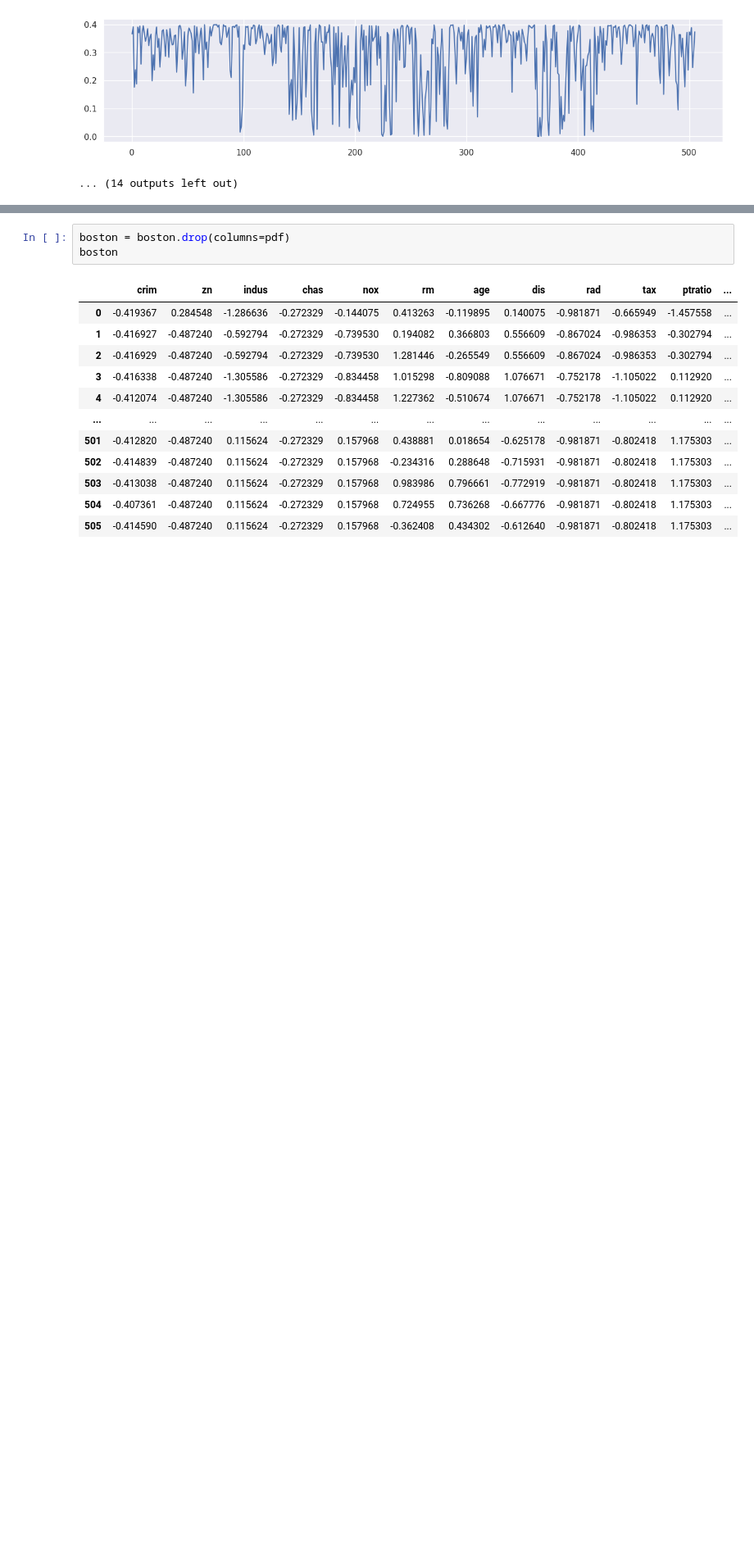
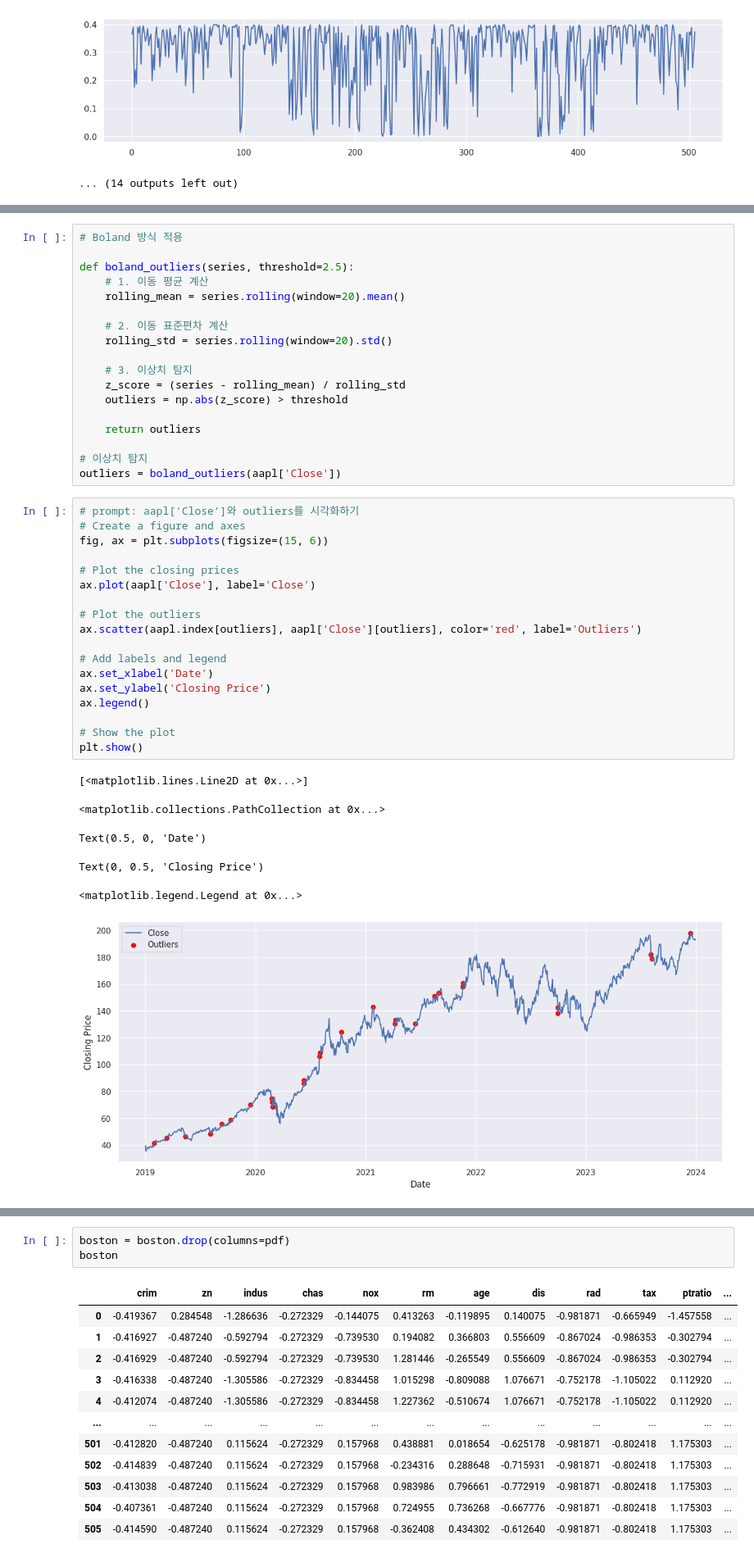
Before and after one commit to ancestor9/2024_-, a Jupyter notebook: week15/Anomaly_detection_KNN-PCA.ipynb, the cells around one changed output, grey strips where cells are left out. Shown at 82% size. Cells and saved outputs as stored; diff of their text form; blank space fills up the shorter version.

```diff
--- a/week15/Anomaly_detection_KNN-PCA.ipynb
+++ b/week15/Anomaly_detection_KNN-PCA.ipynb
@@ -181 +211,44 @@ for col in pdf:
+# %%
+# Boland 방식 적용
+
+def boland_outliers(series, threshold=2.5):
+    # 1. 이동 평균 계산
+    rolling_mean = series.rolling(window=20).mean()
+
+    # 2. 이동 표준편차 계산
+    rolling_std = series.rolling(window=20).std()
+
+    # 3. 이상치 탐지
+    z_score = (series - rolling_mean) / rolling_std
+    outliers = np.abs(z_score) > threshold
+
+    return outliers
+
+# 이상치 탐지
+outliers = boland_outliers(aapl['Close'])
+# %%
+# prompt: aapl['Close']와 outliers를 시각화하기
+# Create a figure and axes
+fig, ax = plt.subplots(figsize=(15, 6))
+
+# Plot the closing prices
+ax.plot(aapl['Close'], label='Close')
+
+# Plot the outliers
+ax.scatter(aapl.index[outliers], aapl['Close'][outliers], color='red', label='Outliers')
+
+# Add labels and legend
+ax.set_xlabel('Date')
+ax.set_ylabel('Closing Price')
+ax.legend()
+
+# Show the plot
+plt.show()
+# %% [output]
+[<matplotlib.lines.Line2D at 0x...>]
+<matplotlib.collections.PathCollection at 0x...>
+Text(0.5, 0, 'Date')
+Text(0, 0.5, 'Closing Price')
+<matplotlib.legend.Legend at 0x...>
+[figure, added]
 # %% [markdown]
```
Also changed, not shown: parts of 5 cells of this notebook.
